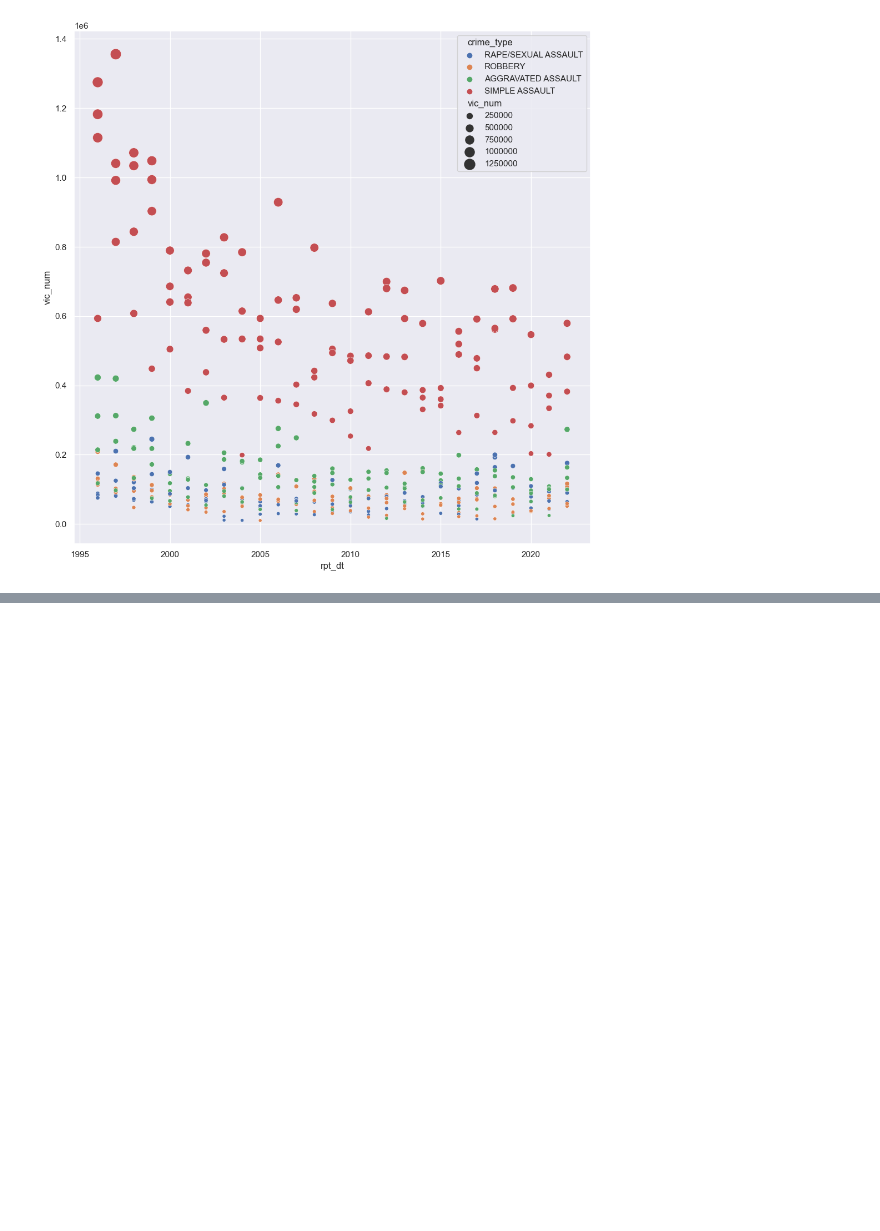
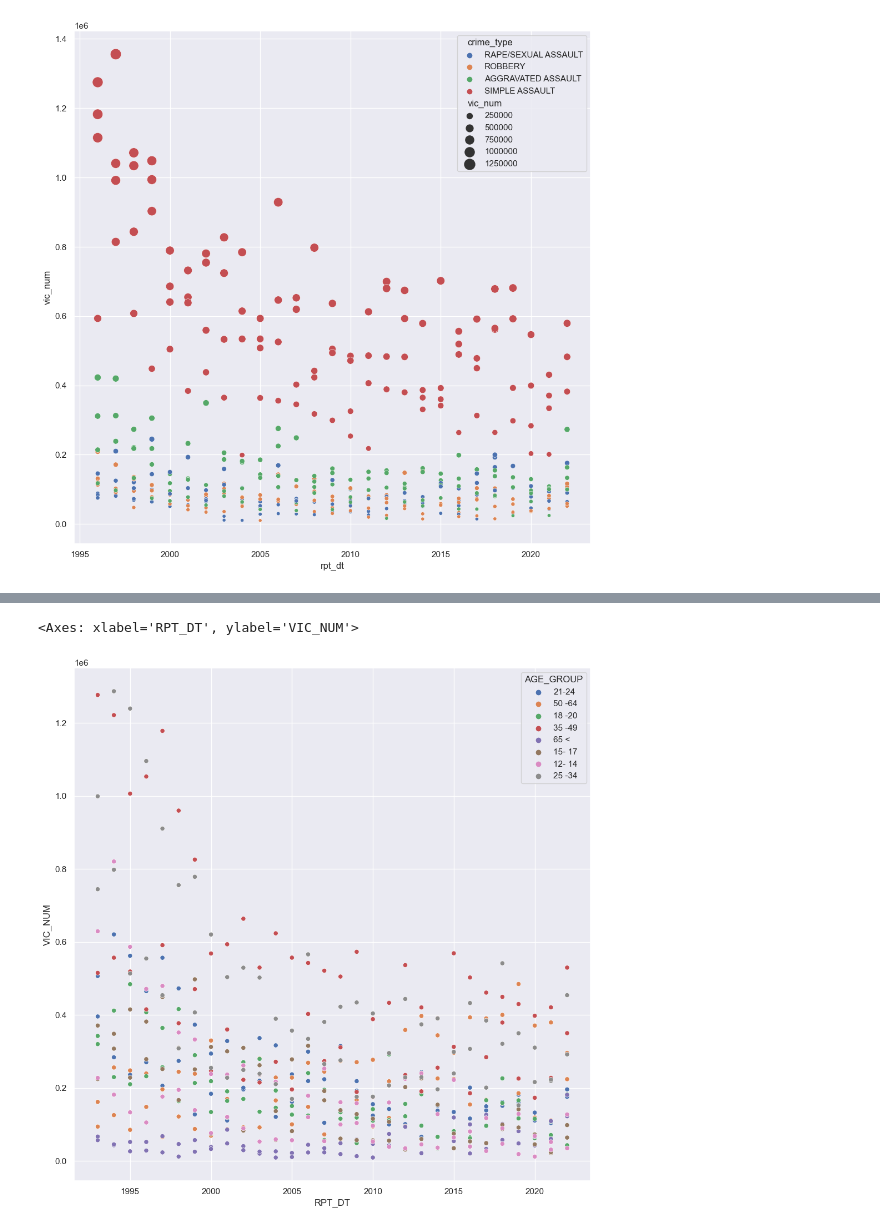
Before and after one commit to accoffin12/CrimeVictimAnalysis_Capstone, a Jupyter notebook: Crime Victim Data Exploration Analysis.ipynb, the cells around one changed output, grey strips where cells are left out. Cells and saved outputs as stored; diff of their text form; code cells hidden in the pictures; blank space fills up the shorter version.

```diff
--- a/Crime Victim Data Exploration Analysis.ipynb
+++ b/Crime Victim Data Exploration Analysis.ipynb
@@ -265,0 +281,8 @@ sns.scatterplot(
+# %%
+# Age and Type of Crime Nationally
+sns.set(rc={"figure.figsize": (12,12)})
+sns.scatterplot(
+    data=NCVS_AgeType, x="RPT_DT", y="VIC_NUM", hue="AGE_GROUP")
+# %% [output]
+<Axes: xlabel='RPT_DT', ylabel='VIC_NUM'>
+[figure, added]
```
Also changed, not shown: parts of 8 cells of this notebook, 5 other files.
